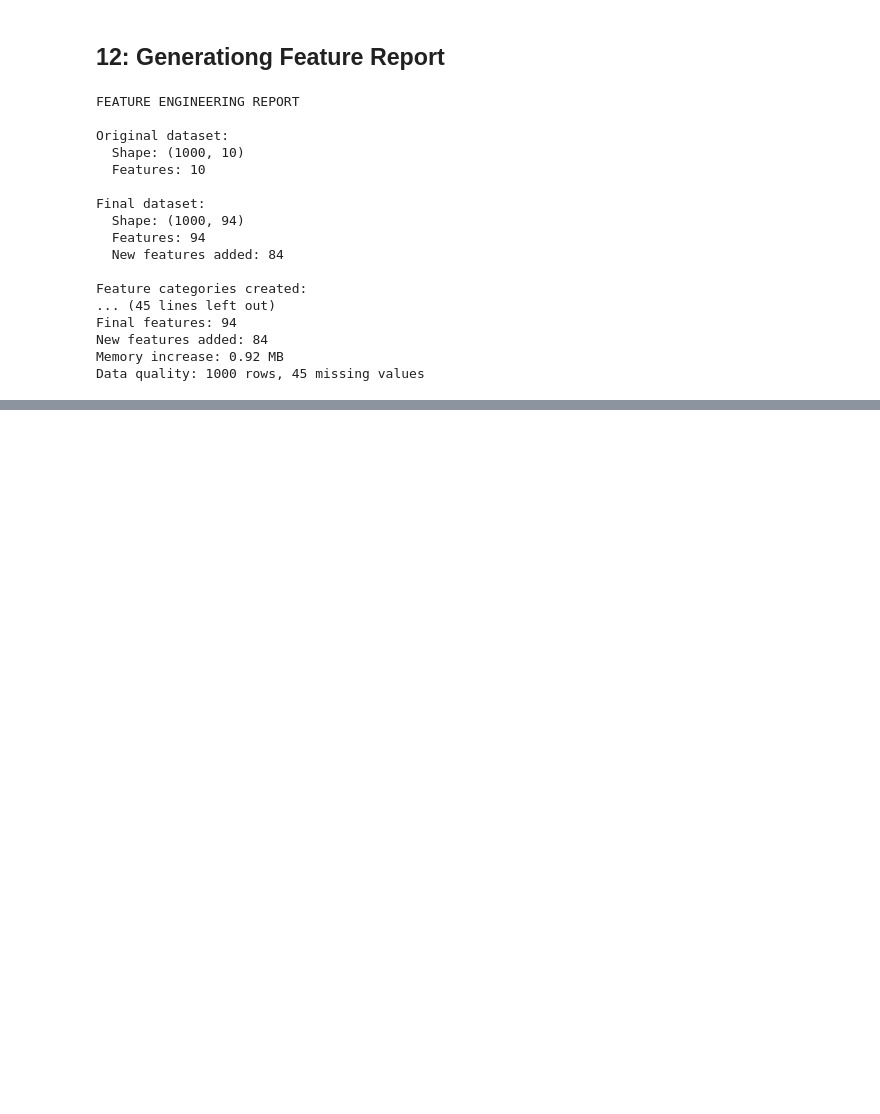
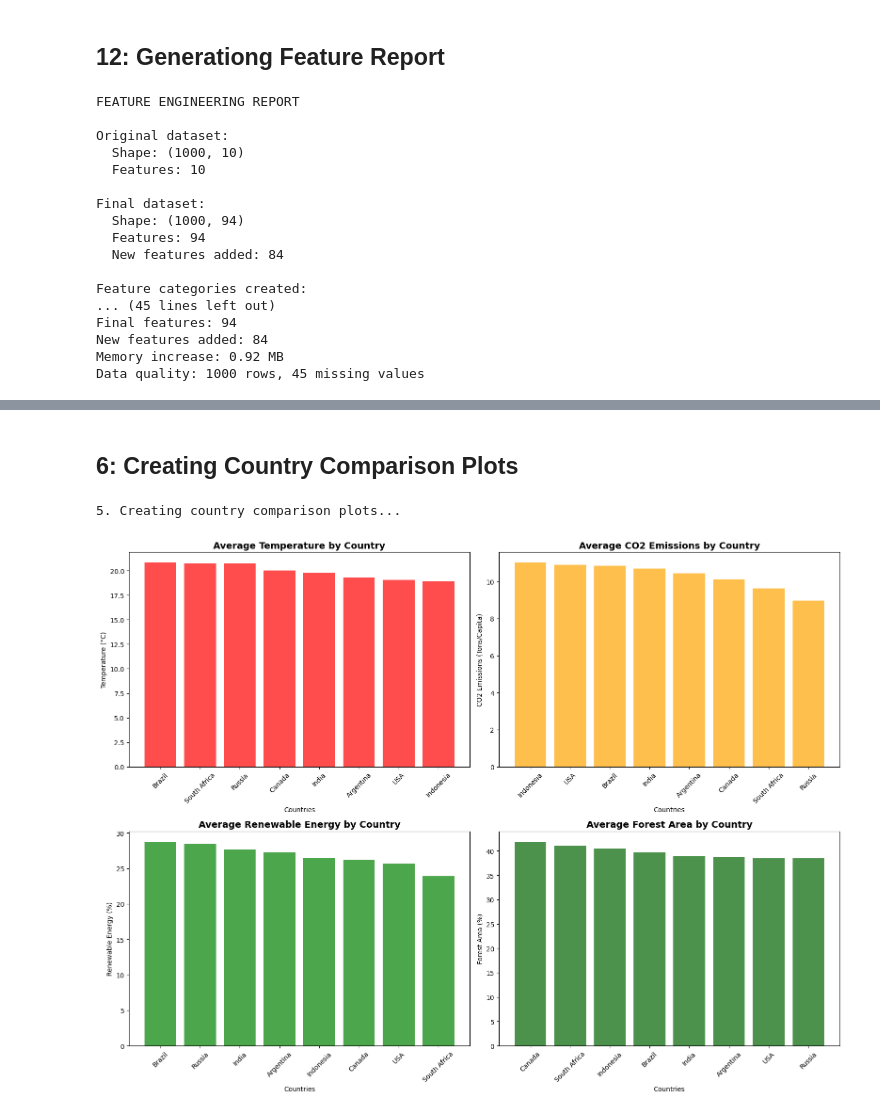
Before and after one commit to Aishaamalik/Climate-Change-Prediction, a Jupyter notebook: PROJECT_5.ipynb, the cells around one changed output, grey strips where cells are left out. Saved outputs shown, nothing was run; the diff lists cells and outputs as text; code cells hidden in the pictures; blank space fills up the shorter version.

```diff
--- a/PROJECT_5.ipynb
+++ b/PROJECT_5.ipynb
@@ -1388,0 +1593,51 @@ Data quality: 1000 rows, 45 missing values
+# %% [markdown]
+## 6: Creating Country Comparison Plots
+# %%
+
+def create_country_comparison_plots(df):
+    """Create plots comparing different countries"""
+    print("\n5. Creating country comparison plots...")
+
+    top_countries = df['Country'].value_counts().head(8).index
+
+    fig, axes = plt.subplots(2, 2, figsize=(16, 12))
+
+    temp_by_country = df[df['Country'].isin(top_countries)].groupby('Country')['Avg Temperature (°C)'].mean().sort_values(ascending=False)
+    axes[0, 0].bar(range(len(temp_by_country)), temp_by_country.values, color='red', alpha=0.7)
+    axes[0, 0].set_title('Average Temperature by Country', fontweight='bold', fontsize=14)
+    axes[0, 0].set_xlabel('Countries')
+    axes[0, 0].set_ylabel('Temperature (°C)')
+    axes[0, 0].set_xticks(range(len(temp_by_country)))
+    axes[0, 0].set_xticklabels(temp_by_country.index, rotation=45)
+
+    co2_by_country = df[df['Country'].isin(top_countries)].groupby('Country')['CO2 Emissions (Tons/Capita)'].mean().sort_values(ascending=False)
+    axes[0, 1].bar(range(len(co2_by_country)), co2_by_country.values, color='orange', alpha=0.7)
+    axes[0, 1].set_title('Average CO2 Emissions by Country', fontweight='bold', fontsize=14)
+    axes[0, 1].set_xlabel('Countries')
+    axes[0, 1].set_ylabel('CO2 Emissions (Tons/Capita)')
+    axes[0, 1].set_xticks(range(len(co2_by_country)))
+    axes[0, 1].set_xticklabels(co2_by_country.index, rotation=45)
+
+    renewable_by_country = df[df['Country'].isin(top_countries)].groupby('Country')['Renewable Energy (%)'].mean().sort_values(ascending=False)
+    axes[1, 0].bar(range(len(renewable_by_country)), renewable_by_country.values, color='green', alpha=0.7)
+    axes[1, 0].set_title('Average Renewable Energy by Country', fontweight='bold', fontsize=14)
+    axes[1, 0].set_xlabel('Countries')
+    axes[1, 0].set_ylabel('Renewable Energy (%)')
+    axes[1, 0].set_xticks(range(len(renewable_by_country)))
+    axes[1, 0].set_xticklabels(renewable_by_country.index, rotation=45)
+
+    forest_by_country = df[df['Country'].isin(top_countries)].groupby('Country')['Forest Area (%)'].mean().sort_values(ascending=False)
+    axes[1, 1].bar(range(len(forest_by_country)), forest_by_country.values, color='darkgreen', alpha=0.7)
+    axes[1, 1].set_title('Average Forest Area by Country', fontweight='bold', fontsize=14)
+    axes[1, 1].set_xlabel('Countries')
+    axes[1, 1].set_ylabel('Forest Area (%)')
+    axes[1, 1].set_xticks(range(len(forest_by_country)))
+    axes[1, 1].set_xticklabels(forest_by_country.index, rotation=45)
+
+    plt.tight_layout()
+    plt.show()
+
+create_country_comparison_plots(df)
+# %% [output]
+5. Creating country comparison plots...
+[figure, added]
```
Also changed, not shown: parts of 24 cells of this notebook.
